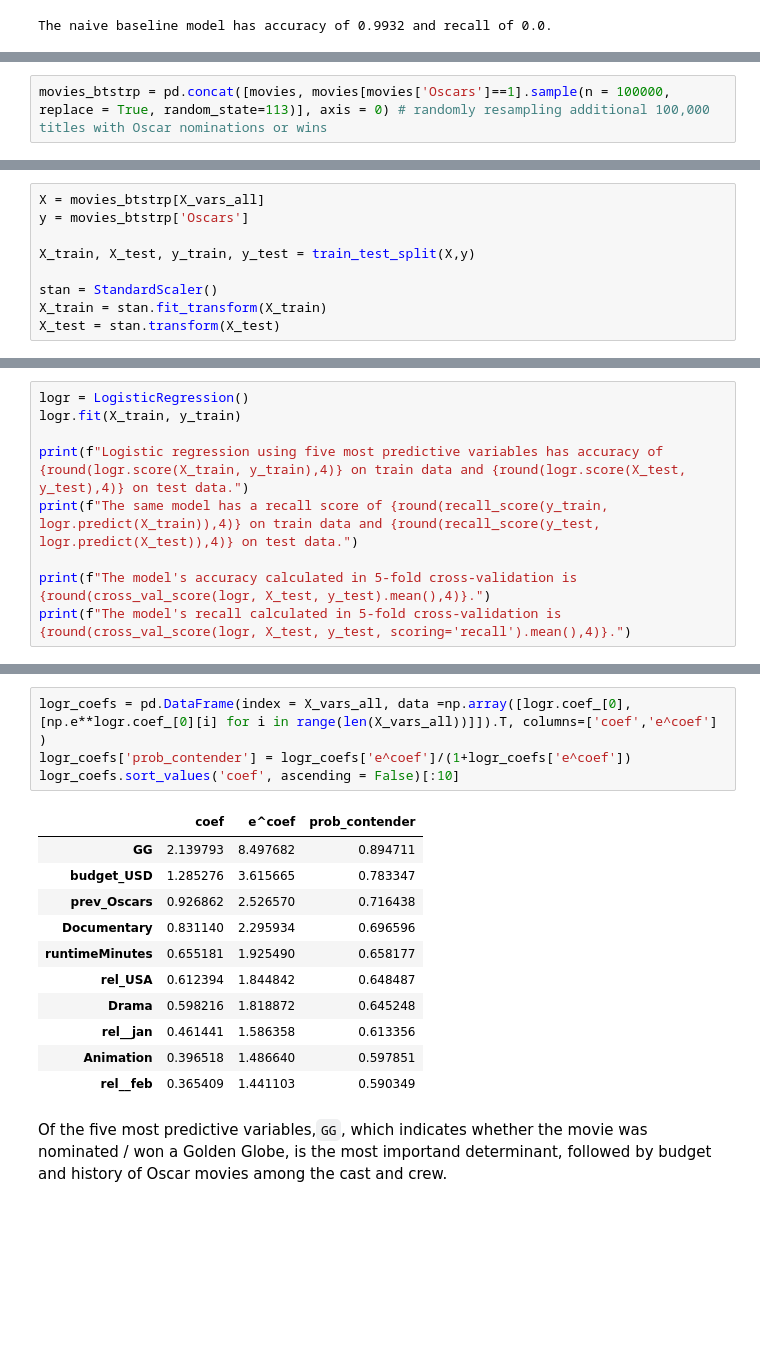
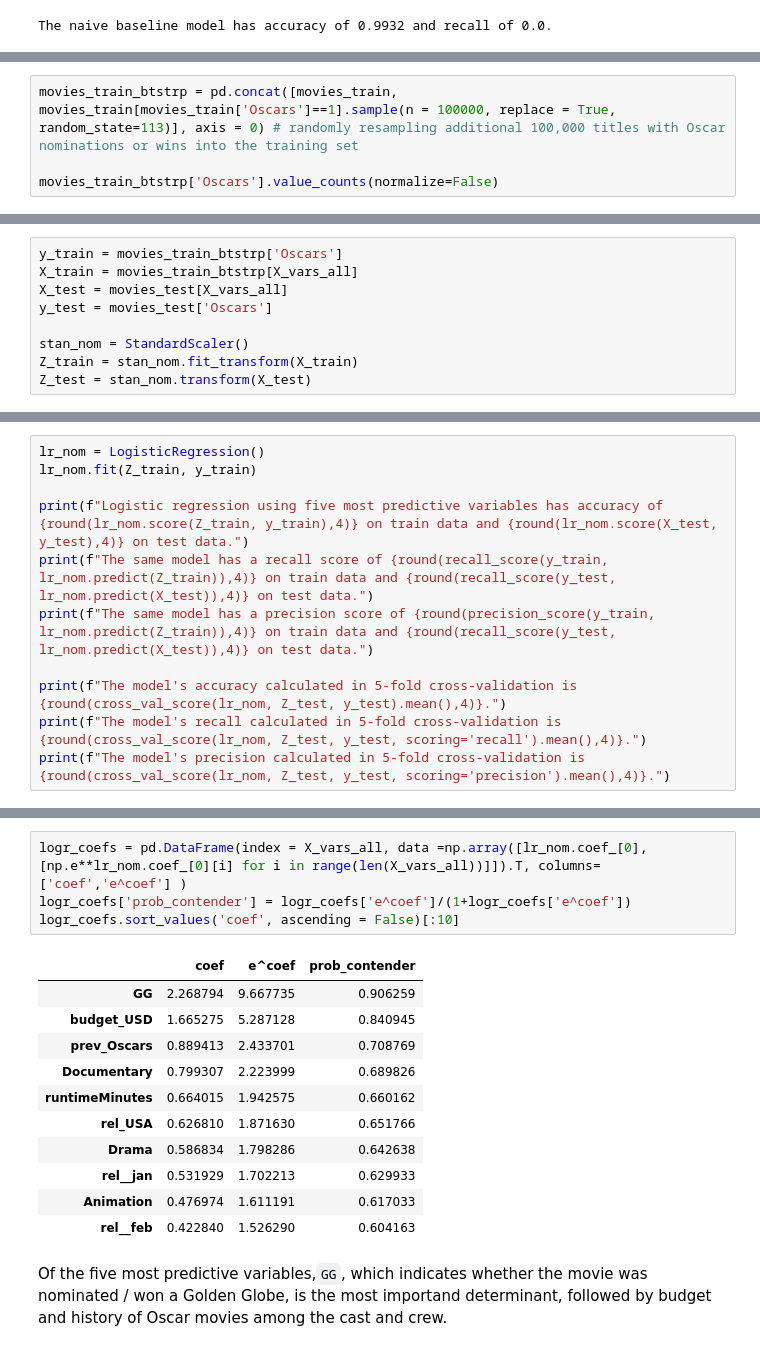
Before and after one commit to Marrrta/Oscars, a Jupyter notebook: code/3. Classification.ipynb, the cells around one changed output, grey strips where cells are left out. Drawn from its saved outputs; the diff is of its cells as text; blank space fills up the shorter version.

```diff
--- a/code/3. Classification.ipynb
+++ b/code/3. Classification.ipynb
@@ -127,2 +124,4 @@ The naive baseline model has accuracy of 0.9932 and recall of 0.0.
 # %%
-movies_btstrp = pd.concat([movies, movies[movies['Oscars']==1].sample(n = 100000, replace = True, random_state=113)], axis = 0) # randomly resampling additional 100,000 titles with Oscar nominations or wins
+movies_train_btstrp = pd.concat([movies_train, movies_train[movies_train['Oscars']==1].sample(n = 100000, replace = True, random_state=113)], axis = 0) # randomly resampling additional 100,000 titles with Oscar nominations or wins into the training set
+
+movies_train_btstrp['Oscars'].value_counts(normalize=False)
@@ -134,0 +132,9 @@ Name: Oscars, dtype: int64
+# %%
+y_train = movies_train_btstrp['Oscars']
+X_train = movies_train_btstrp[X_vars_all]
+X_test = movies_test[X_vars_all]
+y_test = movies_test['Oscars']
+
+stan_nom = StandardScaler()
+Z_train = stan_nom.fit_transform(X_train)
+Z_test = stan_nom.transform(X_test)
@@ -191,9 +144,0 @@ best_five_logr = ['Focus Features', 'GG', 'budget_USD', 'Drama', 'runtimeMinutes
-# %%
-X = movies_btstrp[X_vars_all]
-y = movies_btstrp['Oscars']
-
-X_train, X_test, y_train, y_test = train_test_split(X,y)
-
-stan = StandardScaler()
-X_train = stan.fit_transform(X_train)
-X_test = stan.transform(X_test)
@@ -200,10 +147,12 @@ X_test = stan.transform(X_test)
 # %%
-logr = LogisticRegression()
-logr.fit(X_train, y_train)
+lr_nom = LogisticRegression()
+lr_nom.fit(Z_train, y_train)
 
-print(f"Logistic regression using five most predictive variables has accuracy of {round(logr.score(X_train, y_train),4)} on train data and {round(logr.score(X_test, y_test),4)} on test data.")
-print(f"The same model has a recall score of {round(recall_score(y_train, logr.predict(X_train)),4)} on train data and {round(recall_score(y_test, logr.predict(X_test)),4)} on test data.")
+print(f"Logistic regression using five most predictive variables has accuracy of {round(lr_nom.score(Z_train, y_train),4)} on train data and {round(lr_nom.score(X_test, y_test),4)} on test data.")
+print(f"The same model has a recall score of {round(recall_score(y_train, lr_nom.predict(Z_train)),4)} on train data and {round(recall_score(y_test, lr_nom.predict(X_test)),4)} on test data.")
+print(f"The same model has a precision score of {round(precision_score(y_train, lr_nom.predict(Z_train)),4)} on train data and {round(recall_score(y_test, lr_nom.predict(X_test)),4)} on test data.")
 
-print(f"The model's accuracy calculated in 5-fold cross-validation is {round(cross_val_score(logr, X_test, y_test).mean(),4)}.")
-print(f"The model's recall calculated in 5-fold cross-validation is {round(cross_val_score(logr, X_test, y_test, scoring='recall').mean(),4)}.")
+print(f"The model's accuracy calculated in 5-fold cross-validation is {round(cross_val_score(lr_nom, Z_test, y_test).mean(),4)}.")
+print(f"The model's recall calculated in 5-fold cross-validation is {round(cross_val_score(lr_nom, Z_test, y_test, scoring='recall').mean(),4)}.")
+print(f"The model's precision calculated in 5-fold cross-validation is {round(cross_val_score(lr_nom, Z_test, y_test, scoring='precision').mean(),4)}.")
 # %% [output]
@@ -220,18 +173,18 @@ plot_confusion_matrices(logr, X_test, y_test, cmap = golds_cm, labels = ['no nom
 # %%
-logr_coefs = pd.DataFrame(index = X_vars_all, data =np.array([logr.coef_[0], [np.e**logr.coef_[0][i] for i in range(len(X_vars_all))]]).T, columns=['coef','e^coef'] )
+logr_coefs = pd.DataFrame(index = X_vars_all, data =np.array([lr_nom.coef_[0], [np.e**lr_nom.coef_[0][i] for i in range(len(X_vars_all))]]).T, columns=['coef','e^coef'] )
 logr_coefs['prob_contender'] = logr_coefs['e^coef']/(1+logr_coefs['e^coef'])
 logr_coefs.sort_values('coef', ascending = False)[:10]
 # %% [output]
 |  | coef | e^coef | prob_contender |
-| GG | 2.139793 | 8.497682 | 0.894711 |
-| budget_USD | 1.285276 | 3.615665 | 0.783347 |
-| prev_Oscars | 0.926862 | 2.526570 | 0.716438 |
-| Documentary | 0.831140 | 2.295934 | 0.696596 |
-| runtimeMinutes | 0.655181 | 1.925490 | 0.658177 |
-| rel_USA | 0.612394 | 1.844842 | 0.648487 |
-| Drama | 0.598216 | 1.818872 | 0.645248 |
-| rel__jan | 0.461441 | 1.586358 | 0.613356 |
-| Animation | 0.396518 | 1.486640 | 0.597851 |
-| rel__feb | 0.365409 | 1.441103 | 0.590349 |
+| GG | 2.268794 | 9.667735 | 0.906259 |
+| budget_USD | 1.665275 | 5.287128 | 0.840945 |
+| prev_Oscars | 0.889413 | 2.433701 | 0.708769 |
+| Documentary | 0.799307 | 2.223999 | 0.689826 |
+| runtimeMinutes | 0.664015 | 1.942575 | 0.660162 |
+| rel_USA | 0.626810 | 1.871630 | 0.651766 |
+| Drama | 0.586834 | 1.798286 | 0.642638 |
+| rel__jan | 0.531929 | 1.702213 | 0.629933 |
+| Animation | 0.476974 | 1.611191 | 0.617033 |
+| rel__feb | 0.422840 | 1.526290 | 0.604163 |
 # %% [markdown]
 Of the five most predictive variables,`GG`, which indicates whether the movie was nominated / won a Golden Globe, is the most importand determinant, followed by budget and history of Oscar movies among the cast and crew.
```
Also changed, not shown: parts of 268 cells of this notebook, 1 other file.
